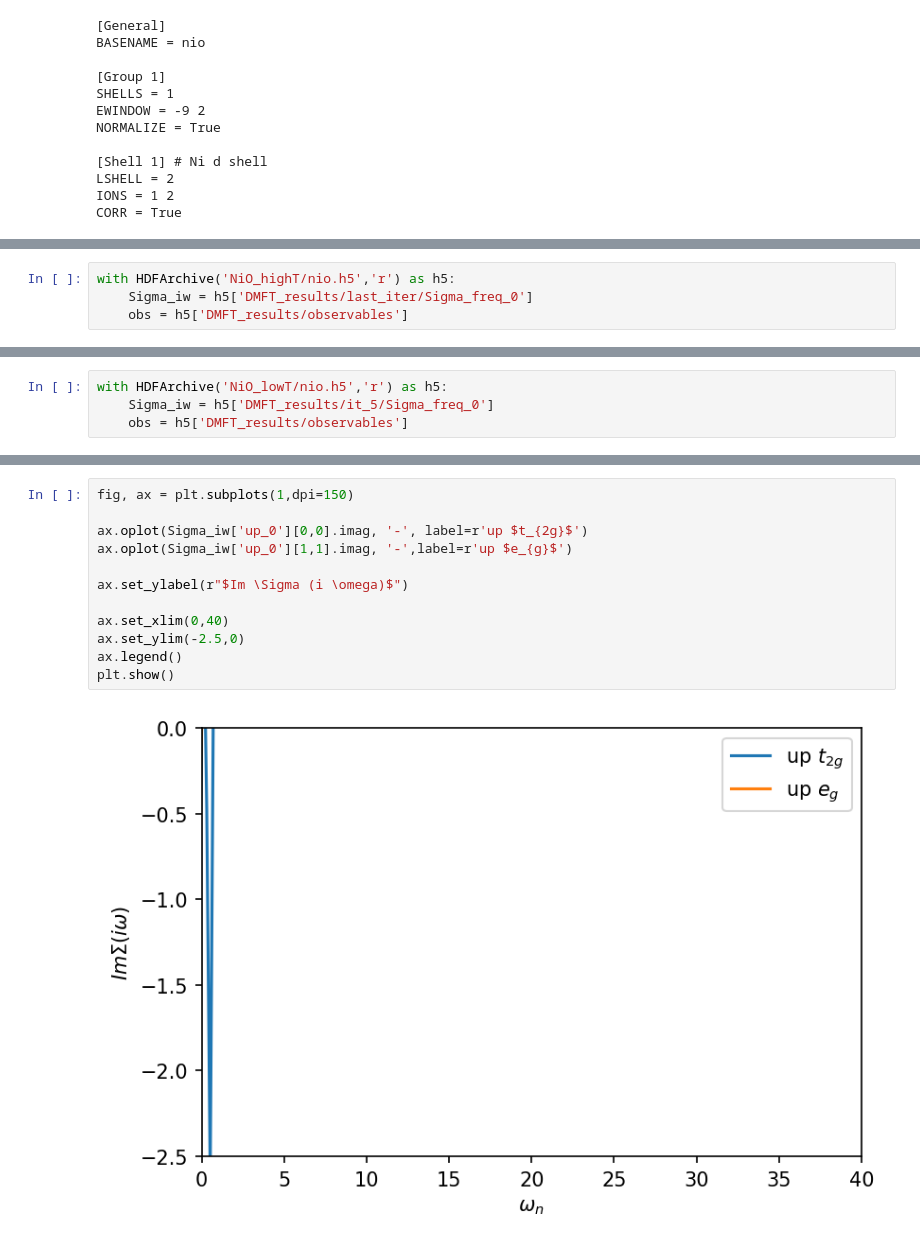
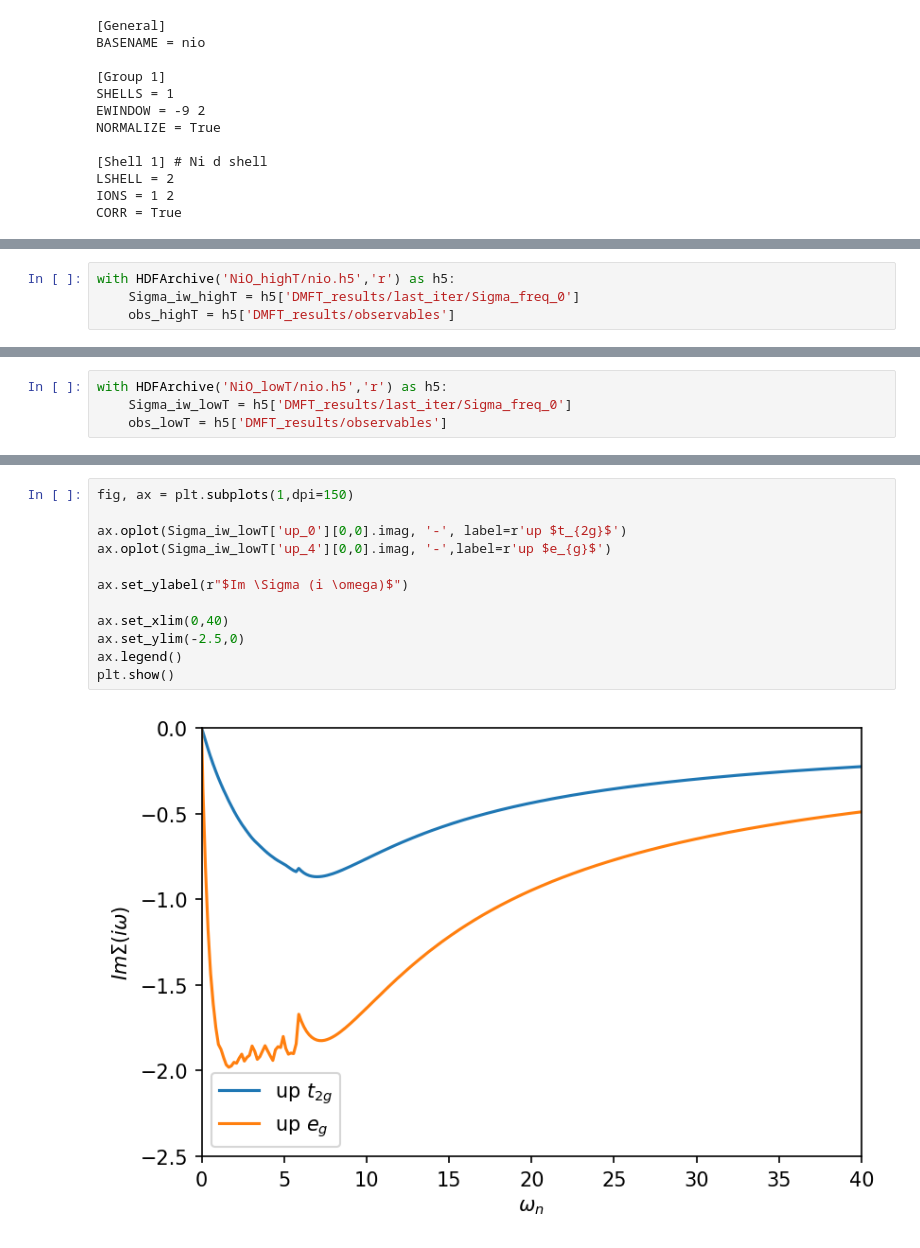
Before and after one commit to TRIQS/solid_dmft, a Jupyter notebook: doc/tutorials/NiO_os_plo_mag/NiO_tutorial.ipynb, the cells around one changed output, grey strips where cells are left out. Drawn from its saved outputs; the diff is of its cells as text.

```diff
--- a/doc/tutorials/NiO_os_plo_mag/NiO_tutorial.ipynb
+++ b/doc/tutorials/NiO_os_plo_mag/NiO_tutorial.ipynb
@@ -170,8 +224,8 @@ this tells us that solid_dmft detected correctly how we want to orientate the sp
 After the calculation is finished we can take a look at the results:
 # %%
 with HDFArchive('NiO_highT/nio.h5','r') as h5:
-    Sigma_iw = h5['DMFT_results/last_iter/Sigma_freq_0']
-    obs = h5['DMFT_results/observables']
+    Sigma_iw_highT = h5['DMFT_results/last_iter/Sigma_freq_0']
+    obs_highT = h5['DMFT_results/observables']
 # %%
 fig, ax = plt.subplots(nrows=2, dpi=150, figsize=(7,5))
 
@@ -205,7 +297,7 @@ plt.show()
 # %%
 with HDFArchive('NiO_lowT/nio.h5','r') as h5:
-    Sigma_iw = h5['DMFT_results/it_5/Sigma_freq_0']
-    obs = h5['DMFT_results/observables']
+    Sigma_iw_lowT = h5['DMFT_results/last_iter/Sigma_freq_0']
+    obs_lowT = h5['DMFT_results/observables']
 # %%
 fig, ax = plt.subplots(nrows=2, dpi=150, figsize=(7,5))
 
@@ -225,14 +320,14 @@ plt.show()
 # %%
 fig, ax = plt.subplots(1,dpi=150)
 
-ax.oplot(Sigma_iw['up_0'][0,0].imag, '-', label=r'up $t_{2g}$')
-ax.oplot(Sigma_iw['up_0'][1,1].imag, '-',label=r'up $e_{g}$')
+ax.oplot(Sigma_iw_lowT['up_0'][0,0].imag, '-', label=r'up $t_{2g}$')
+ax.oplot(Sigma_iw_lowT['up_4'][0,0].imag, '-',label=r'up $e_{g}$')
 
 ax.set_ylabel(r"$Im \Sigma (i \omega)$")
 
 ax.set_xlim(0,40)
 ax.set_ylim(-2.5,0)
 ax.legend()
 plt.show()
 # %% [output]
-[figure, old version]
+[figure, new version]
```
Also changed, not shown: parts of 19 cells of this notebook, 5 other files.
